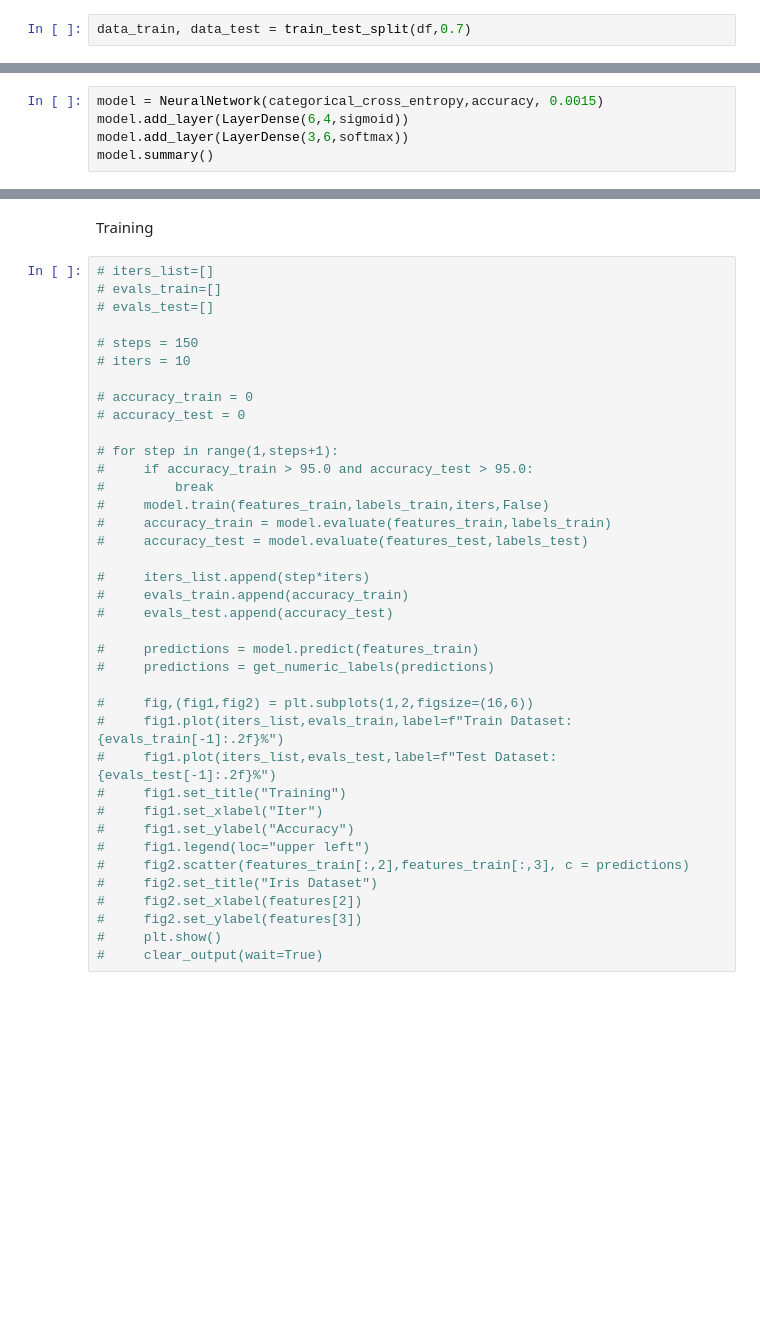
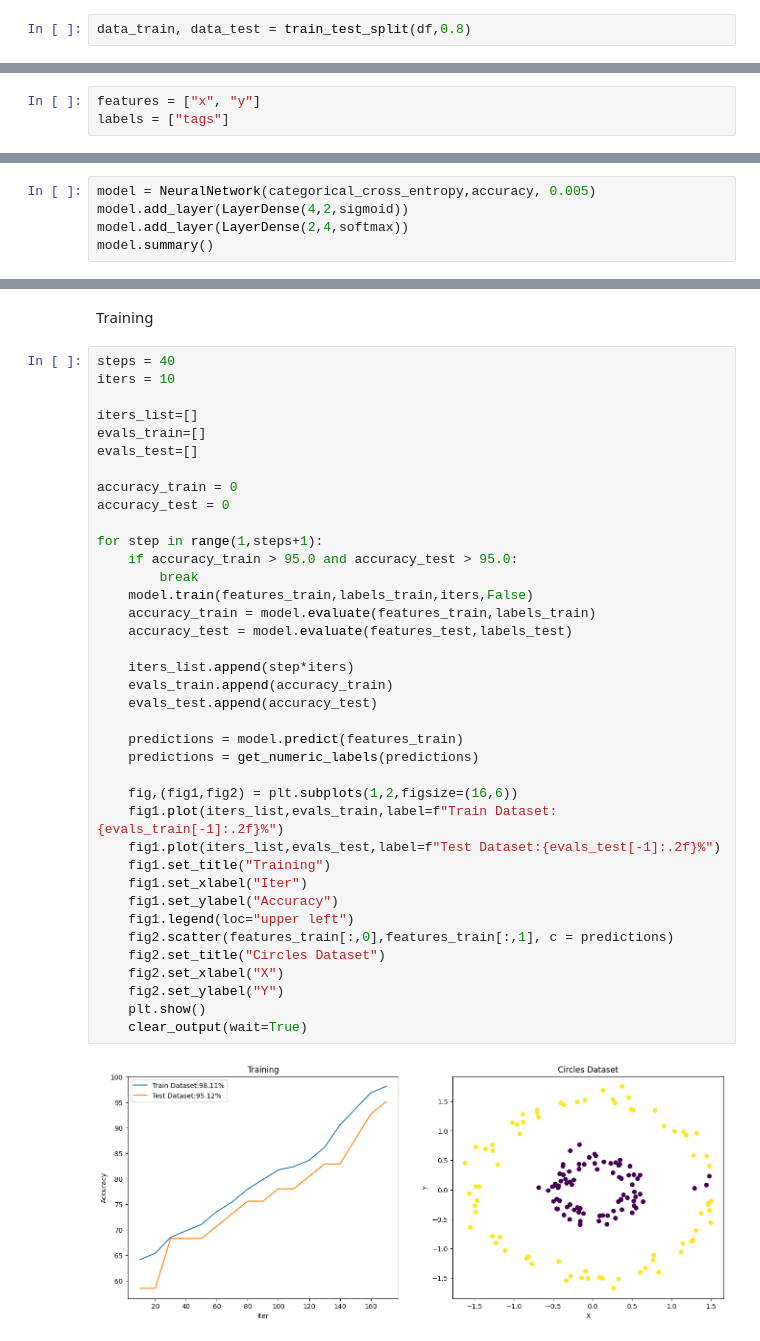
Before and after one commit to Mitchell-Mirano/Allison, a Jupyter notebook: main.ipynb, the cells around one changed output, grey strips where cells are left out. Cells and saved outputs as stored; diff of their text form; blank space fills up the shorter version.

```diff
--- a/main.ipynb
+++ b/main.ipynb
@@ -25,6 +50,6 @@ df.head()
 # %% [markdown]
 Split data for train and test
 # %%
-data_train, data_test = train_test_split(df,0.7)
+data_train, data_test = train_test_split(df,0.8)
 # %% [markdown]
 Selecting features and labels
@@ -34,3 +56,6 @@ labels = df.columns[5]
+# %%
+features = ["x", "y"]
+labels = ["tags"]
 # %% [markdown]
 Train data
 # %%
@@ -57,6 +77,6 @@ Building the Neural Network
 # %%
-model = NeuralNetwork(categorical_cross_entropy,accuracy, 0.0015)
-model.add_layer(LayerDense(6,4,sigmoid))
-model.add_layer(LayerDense(3,6,softmax))
+model = NeuralNetwork(categorical_cross_entropy,accuracy, 0.005)
+model.add_layer(LayerDense(4,2,sigmoid))
+model.add_layer(LayerDense(2,4,softmax))
 model.summary()
 # %% [output]
@@ -74,40 +94,42 @@ Learning Rate: 0.0015
 # %% [markdown]
 Training
 # %%
-# iters_list=[]
-# evals_train=[]
-# evals_test=[]
+steps = 40
+iters = 10
 
-# steps = 150
-# iters = 10
+iters_list=[]
+evals_train=[]
+evals_test=[]
 
-# accuracy_train = 0
-# accuracy_test = 0
+accuracy_train = 0
+accuracy_test = 0
 
-# for step in range(1,steps+1):
-#     if accuracy_train > 95.0 and accuracy_test > 95.0:
-#         break
-#     model.train(features_train,labels_train,iters,False)
-#     accuracy_train = model.evaluate(features_train,labels_train)
-#     accuracy_test = model.evaluate(features_test,labels_test)
+for step in range(1,steps+1):
+    if accuracy_train > 95.0 and accuracy_test > 95.0:
+        break
+    model.train(features_train,labels_train,iters,False)
+    accuracy_train = model.evaluate(features_train,labels_train)
+    accuracy_test = model.evaluate(features_test,labels_test)
 
-#     iters_list.append(step*iters)
-#     evals_train.append(accuracy_train)
-#     evals_test.append(accuracy_test)
+    iters_list.append(step*iters)
+    evals_train.append(accuracy_train)
+    evals_test.append(accuracy_test)
 
-#     predictions = model.predict(features_train)
-#     predictions = get_numeric_labels(predictions)
+    predictions = model.predict(features_train)
+    predictions = get_numeric_labels(predictions)
 
-#     fig,(fig1,fig2) = plt.subplots(1,2,figsize=(16,6))
-#     fig1.plot(iters_list,evals_train,label=f"Train Dataset:{evals_train[-1]:.2f}%")
-#     fig1.plot(iters_list,evals_test,label=f"Test Dataset:{evals_test[-1]:.2f}%")
-#     fig1.set_title("Training")
-#     fig1.set_xlabel("Iter")
-#     fig1.set_ylabel("Accuracy")
-#     fig1.legend(loc="upper left")
-#     fig2.scatter(features_train[:,2],features_train[:,3], c = predictions)
-#     fig2.set_title("Iris Dataset")
-#     fig2.set_xlabel(features[2])
-#     fig2.set_ylabel(features[3])
-#     plt.show()
-#     clear_output(wait=True)
+    fig,(fig1,fig2) = plt.subplots(1,2,figsize=(16,6))
+    fig1.plot(iters_list,evals_train,label=f"Train Dataset:{evals_train[-1]:.2f}%")
+    fig1.plot(iters_list,evals_test,label=f"Test Dataset:{evals_test[-1]:.2f}%")
+    fig1.set_title("Training")
+    fig1.set_xlabel("Iter")
+    fig1.set_ylabel("Accuracy")
+    fig1.legend(loc="upper left")
+    fig2.scatter(features_train[:,0],features_train[:,1], c = predictions)
+    fig2.set_title("Circles Dataset")
+    fig2.set_xlabel("X")
+    fig2.set_ylabel("Y")
+    plt.show()
+    clear_output(wait=True)
+# %% [output]
+[figure, added]
```
Also changed, not shown: parts of 12 cells of this notebook, 2 other files.
